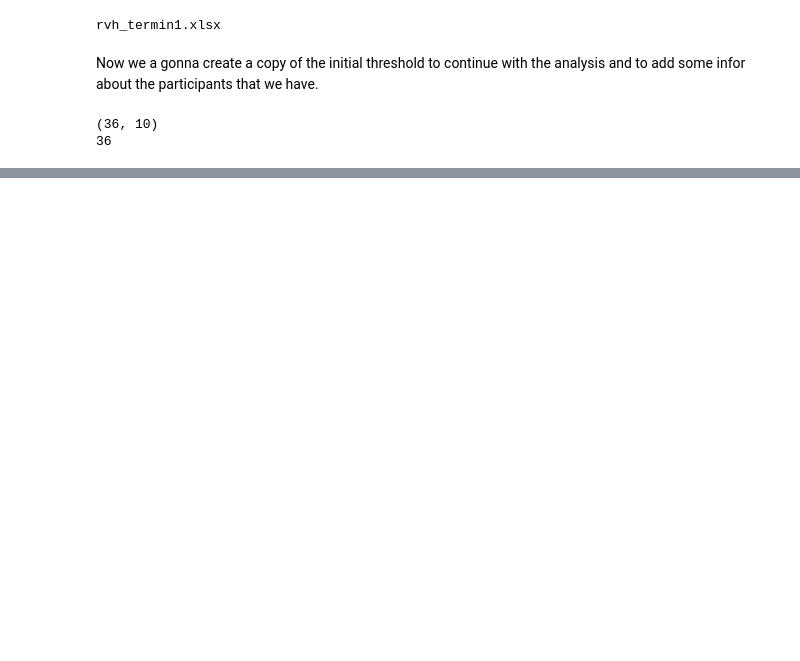
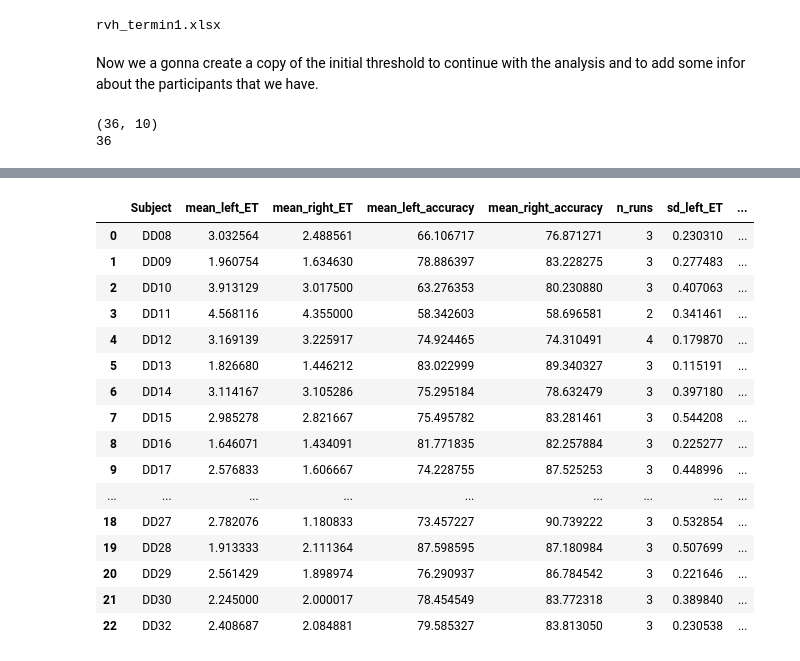
Before and after one commit to cristinarainich/DDCS, a Jupyter notebook: rvh_termin1only.ipynb, the cells around one changed output, grey strips where cells are left out. Saved outputs shown, nothing was run; the diff lists cells and outputs as text; code cells hidden in the pictures; blank space fills up the shorter version.

```diff
--- a/rvh_termin1only.ipynb
+++ b/rvh_termin1only.ipynb
@@ -147,0 +250,20 @@ rvh_summary
+# %%
+rvh_summary[rvh_summary['Group'] == 'DD']
+# %% [output]
+|  | Subject | mean_left_ET | mean_right_ET | mean_left_accuracy | mean_right_accuracy | n_runs | sd_left_ET | ... |
+| 0 | DD08 | 3.032564 | 2.488561 | 66.106717 | 76.871271 | 3 | 0.230310 | ... |
+| 1 | DD09 | 1.960754 | 1.634630 | 78.886397 | 83.228275 | 3 | 0.277483 | ... |
+| 2 | DD10 | 3.913129 | 3.017500 | 63.276353 | 80.230880 | 3 | 0.407063 | ... |
+| 3 | DD11 | 4.568116 | 4.355000 | 58.342603 | 58.696581 | 2 | 0.341461 | ... |
+| 4 | DD12 | 3.169139 | 3.225917 | 74.924465 | 74.310491 | 4 | 0.179870 | ... |
+| 5 | DD13 | 1.826680 | 1.446212 | 83.022999 | 89.340327 | 3 | 0.115191 | ... |
+| 6 | DD14 | 3.114167 | 3.105286 | 75.295184 | 78.632479 | 3 | 0.397180 | ... |
+| 7 | DD15 | 2.985278 | 2.821667 | 75.495782 | 83.281461 | 3 | 0.544208 | ... |
+| 8 | DD16 | 1.646071 | 1.434091 | 81.771835 | 82.257884 | 3 | 0.225277 | ... |
+| 9 | DD17 | 2.576833 | 1.606667 | 74.228755 | 87.525253 | 3 | 0.448996 | ... |
+| ... | ... | ... | ... | ... | ... | ... | ... | ... |
+| 18 | DD27 | 2.782076 | 1.180833 | 73.457227 | 90.739222 | 3 | 0.532854 | ... |
+| 19 | DD28 | 1.913333 | 2.111364 | 87.598595 | 87.180984 | 3 | 0.507699 | ... |
+| 20 | DD29 | 2.561429 | 1.898974 | 76.290937 | 86.784542 | 3 | 0.221646 | ... |
+| 21 | DD30 | 2.245000 | 2.000017 | 78.454549 | 83.772318 | 3 | 0.389840 | ... |
+| 22 | DD32 | 2.408687 | 2.084881 | 79.585327 | 83.813050 | 3 | 0.230538 | ... |
```
Also changed, not shown: parts of 12 cells of this notebook.
